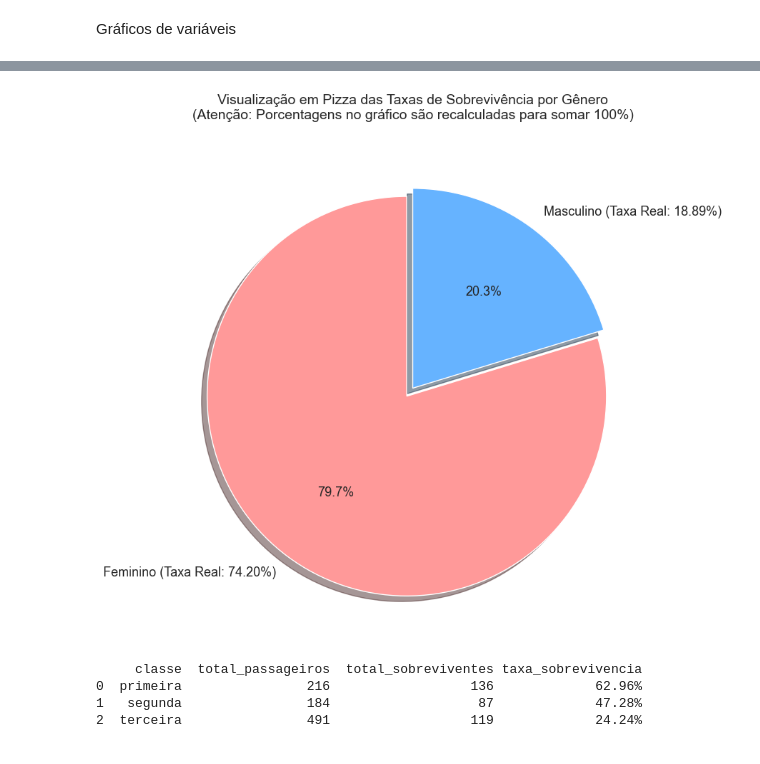
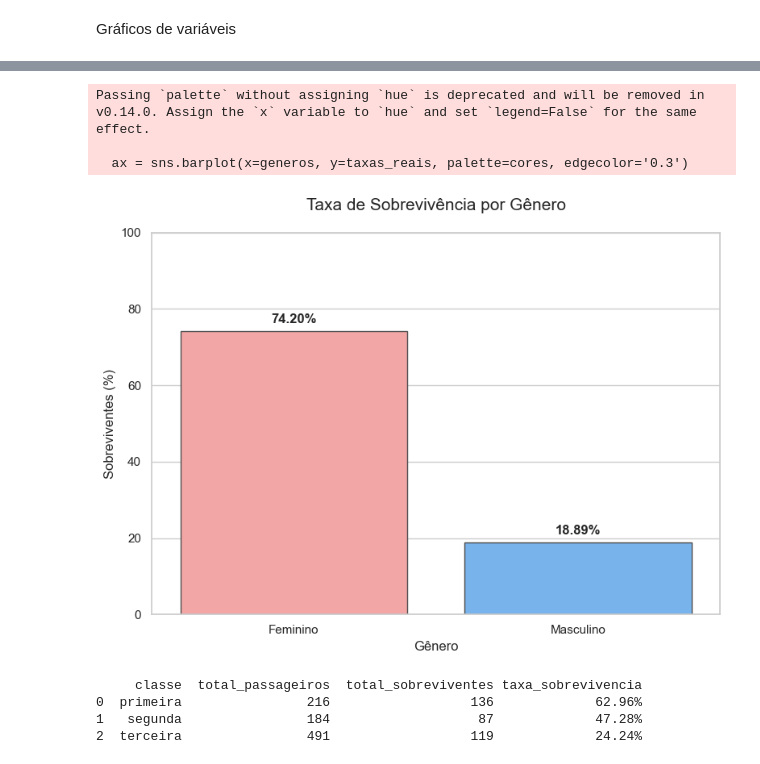
Before and after one commit to geovann4s/AnaliseTitanicaula, a Jupyter notebook: teste.ipynb, the cells around one changed output, grey strips where cells are left out. Drawn from its saved outputs; the diff is of its cells as text; code cells hidden in the pictures.

```diff
--- a/teste.ipynb
+++ b/teste.ipynb
@@ -311,33 +309,40 @@ print(tabela_cruzada)
 # %%
 import matplotlib.pyplot as plt
+import seaborn as sns
 
-# 1. Dados da Taxa Real (Independentes)
-labels = ['Feminino (Taxa Real: 74.20%)', 'Masculino (Taxa Real: 18.89%)']
-taxas_reais = [74.20, 18.89] # Valores originais
-cores = ['#ff9999', '#66b3ff'] # Rosa claro e Azul claro
+# 1. Dados Reais e Independentes
+generos = ['Feminino', 'Masculino']
+taxas_reais = [74.20, 18.89]
+cores = ['#ff9999', '#66b3ff']
 
-# 2. Criando a figura
-plt.figure(figsize=(9, 9))
+# 2. Configuração da Figura
+plt.figure(figsize=(8, 6))
+sns.set_theme(style="whitegrid")
 
-# 3. Plotando a pizza
-# O 'autopct' vai mostrar as porcentagens RECALCULADAS pelo gráfico (79.7% e 20.3%)
-plt.pie(taxas_reais,
-        labels=labels,
-        autopct='%1.1f%%',
-        startangle=90,
-        colors=cores,
-        explode=(0.05, 0), # Destaca levemente a fatia feminina
-        shadow=True,
-        textprops={'fontsize': 13})
+# 3. Criação do Gráfico de Barras
+ax = sns.barplot(x=generos, y=taxas_reais, palette=cores, edgecolor='0.3')
 
-# 4. Detalhes finais
-plt.title('Visualização em Pizza das Taxas de Sobrevivência por Gênero\n(Atenção: Porcentagens no gráfico são recalculadas para somar 100%)', fontsize=14, pad=20)
+# 4. Inserção de Rótulos (A porcentagem real no topo de cada barra)
+for p in ax.patches:
+    ax.annotate(f'{p.get_height():.2f}%',
+                (p.get_x() + p.get_width() / 2., p.get_height()),
+                ha='center', va='bottom',
+                fontsize=12, fontweight='bold', xytext=(0, 5),
+                textcoords='offset points')
+
+# 5. Ajustes de Eixos e Título
+plt.title('Taxa de Sobrevivência por Gênero', fontsize=15, pad=20)
+plt.ylabel('Sobreviventes (%)', fontsize=12)
+plt.xlabel('Gênero', fontsize=12)
+plt.ylim(0, 100) # Mantém a escala de 0 a 100% para evitar distorção visual
+
 plt.tight_layout()
-
-# 5. Exibindo
 plt.show()
 # %% [output]
+Passing `palette` without assigning `hue` is deprecated and will be removed in v0.14.0. Assign the `x` variable to `hue` and set `legend=False` for the same effect.
+
+  ax = sns.barplot(x=generos, y=taxas_reais, palette=cores, edgecolor='0.3')
-[figure, old version]
+[figure, new version]
 # %%
 # Gerando a tabela de taxa real por classe
 tabela_classe_real = df.groupby('classe').agg(
```
Also changed, not shown: parts of 19 cells of this notebook, 2 other files.
